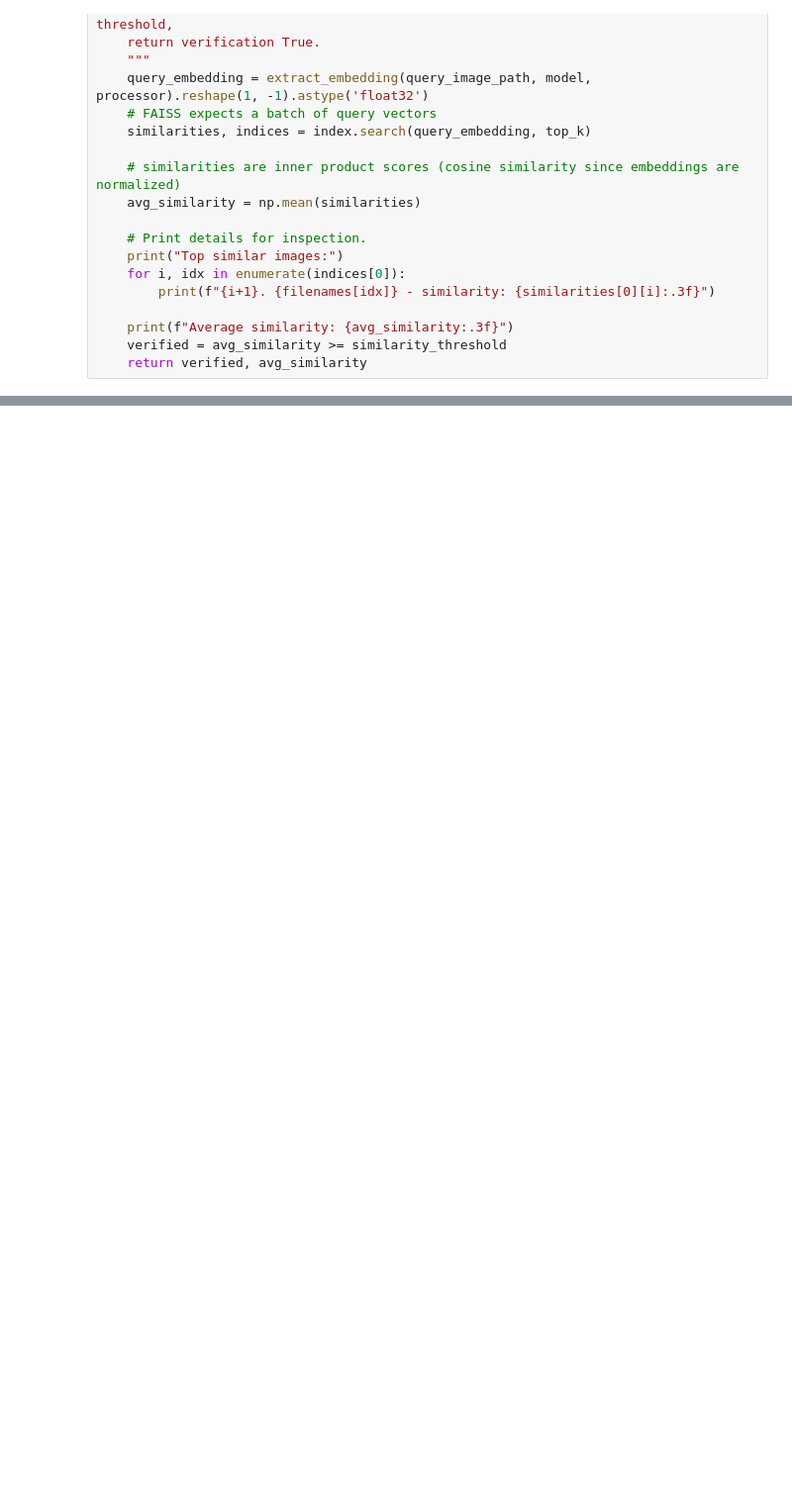
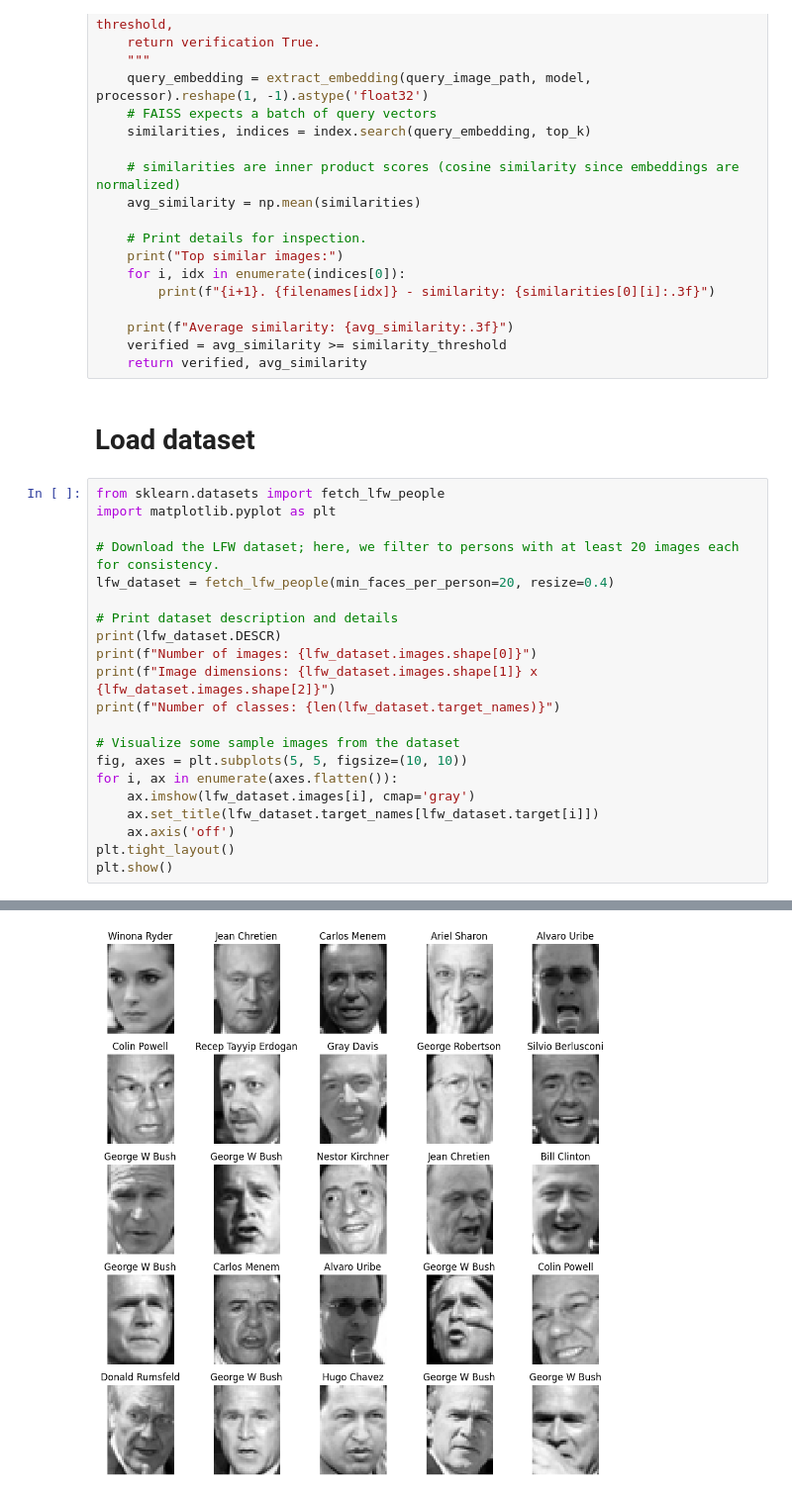
Before and after one commit to Besutodesuka/Retriver_for_verification, a Jupyter notebook: images_retrieval/face_recognition/pipeline.ipynb, the cells around one changed output, grey strips where cells are left out. Shown: that part at 99% size. Drawn from its saved outputs; the diff is of its cells as text; blank space fills up the shorter version.

Commit message:
add dataset loading script

```diff
--- a/images_retrieval/face_recognition/pipeline.ipynb
+++ b/images_retrieval/face_recognition/pipeline.ipynb
@@ -91,3 +115,27 @@ def verify_face(query_image_path, index, filenames, model, processor, top_k=3, s
     print(f"Average similarity: {avg_similarity:.3f}")
     verified = avg_similarity >= similarity_threshold
     return verified, avg_similarity
+# %% [markdown]
+# Load dataset
+# %%
+from sklearn.datasets import fetch_lfw_people
+import matplotlib.pyplot as plt
+
+# Download the LFW dataset; here, we filter to persons with at least 20 images each for consistency.
+lfw_dataset = fetch_lfw_people(min_faces_per_person=20, resize=0.4)
+
+# Print dataset description and details
+print(lfw_dataset.DESCR)
+print(f"Number of images: {lfw_dataset.images.shape[0]}")
+print(f"Image dimensions: {lfw_dataset.images.shape[1]} x {lfw_dataset.images.shape[2]}")
+print(f"Number of classes: {len(lfw_dataset.target_names)}")
+
+# Visualize some sample images from the dataset
+fig, axes = plt.subplots(5, 5, figsize=(10, 10))
+for i, ax in enumerate(axes.flatten()):
+    ax.imshow(lfw_dataset.images[i], cmap='gray')
+    ax.set_title(lfw_dataset.target_names[lfw_dataset.target[i]])
+    ax.axis('off')
+plt.tight_layout()
+plt.show()
+# %% [output]
@@ -93,0 +159 @@ def verify_face(query_image_path, index, filenames, model, processor, top_k=3, s
+[figure, added]
```
Also changed, not shown: parts of 9 cells of this notebook.
